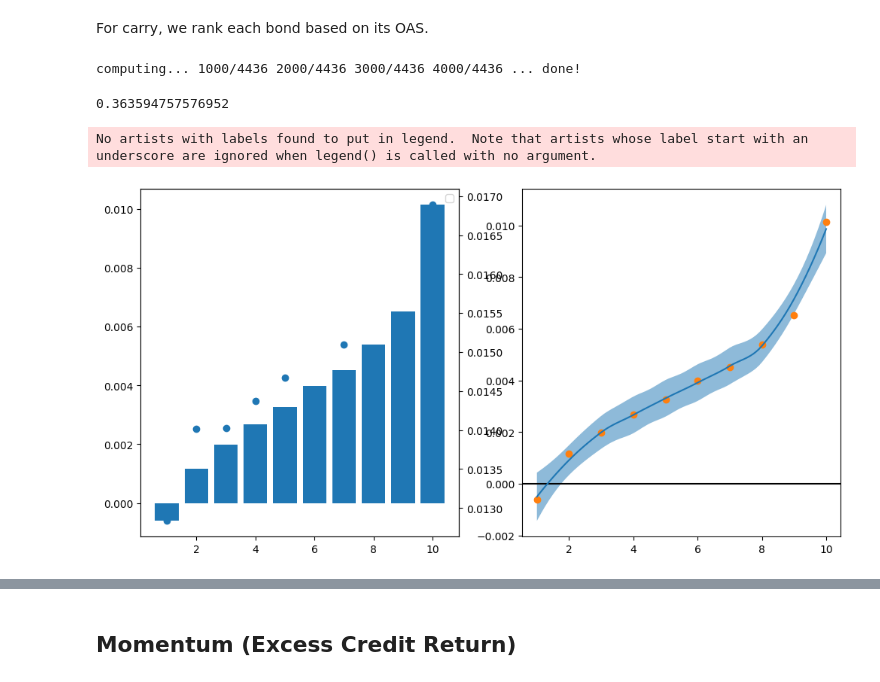
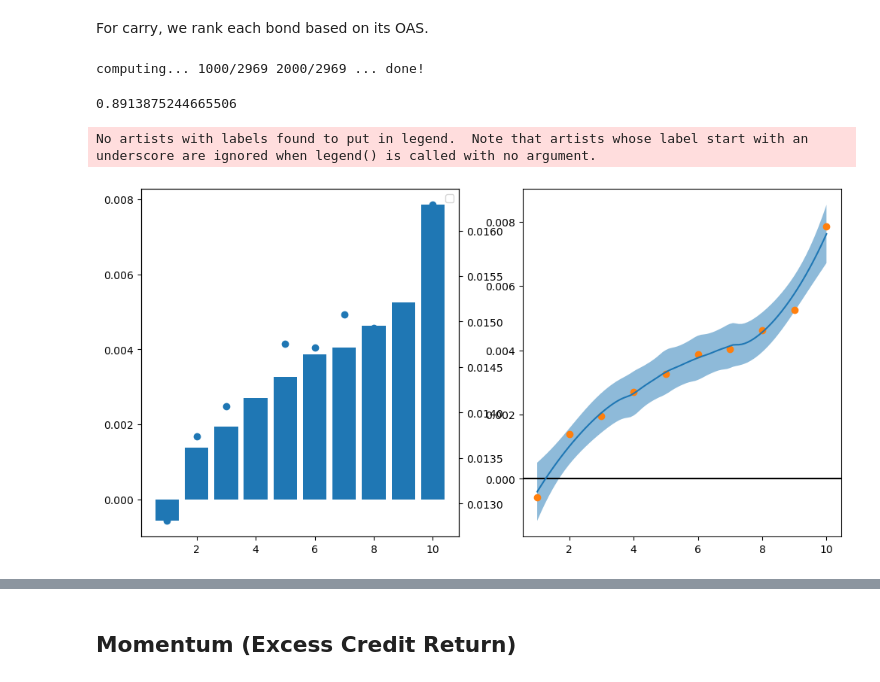
Before and after one commit to BSIC/bsic-systematic-credit, a Jupyter notebook: src/signals/signal_eval.ipynb, the cells around one changed output, grey strips where cells are left out. Cells and saved outputs as stored; diff of their text form; code cells hidden in the pictures.

```diff
--- a/src/signals/signal_eval.ipynb
+++ b/src/signals/signal_eval.ipynb
@@ -201,7 +189,7 @@ def compute_residual_returns(df: pl.DataFrame, oas_column: str = 'oas', use_medi
 
     """
     df = df.with_columns(
-        dxs = pl.col('duration') * pl.col(oas_column)
+        dxs = pl.col('spread_duration') * pl.col(oas_column)
     )
 
     grouped = df.select('bucket', 'dxs', 'exretnc_dur_t+1', 'bond_amount_out').drop_nulls().group_by('bucket')
@@ -417,7 +373,7 @@ def get_expected_alpha(
         data = final_portfolio_returns.select(quantile_col, 'avg_monthly_return').to_numpy()
         x, y = data[:, 0], data[:, 1]
 
-        spline_loess = loess(x,y)
+        spline_loess = loess(x,y, surface='direct')
         spline_loess.fit()
 
         x_new = np.linspace(x[0], x[-1], 100)
@@ -479,17 +464,17 @@ def compute_transition_matrix(df_with_quantiles: pl.DataFrame, quantile_col: str
 # %% [markdown]
 For carry, we rank each bond based on its OAS.
 # %%
-oas_quantiles = compute_quantiles(bond_data, 'oas', 10)
+bond_data_oas_quantiles = compute_quantiles(bond_data, 'oas', 10)
 # %% [output]
-computing... 1000/4436 2000/4436 3000/4436 4000/4436 ... done!
+computing... 1000/2969 2000/2969 ... done!
+# %%
+bond_data = bond_data_oas_quantiles
 # %%
-ir = compute_information_ratio(oas_quantiles, 'oas_quantile')
-
-ir
+compute_information_ratio(bond_data, 'oas_quantile')
 # %% [output]
-0.363594757576952
+0.8913875244665506
 # %%
-carry_returns, oas_spline = get_expected_alpha(oas_quantiles, 'oas_quantile', plot=True, interpolate=True)
+carry_returns, carry_spline = get_expected_alpha(bond_data, 'oas_quantile', plot=True, interpolate=True)
 # %% [output]
 No artists with labels found to put in legend.  Note that artists whose label start with an underscore are ignored when legend() is called with no argument.
-[figure, old version]
+[figure, new version]
```
Also changed, not shown: parts of 80 cells of this notebook.
